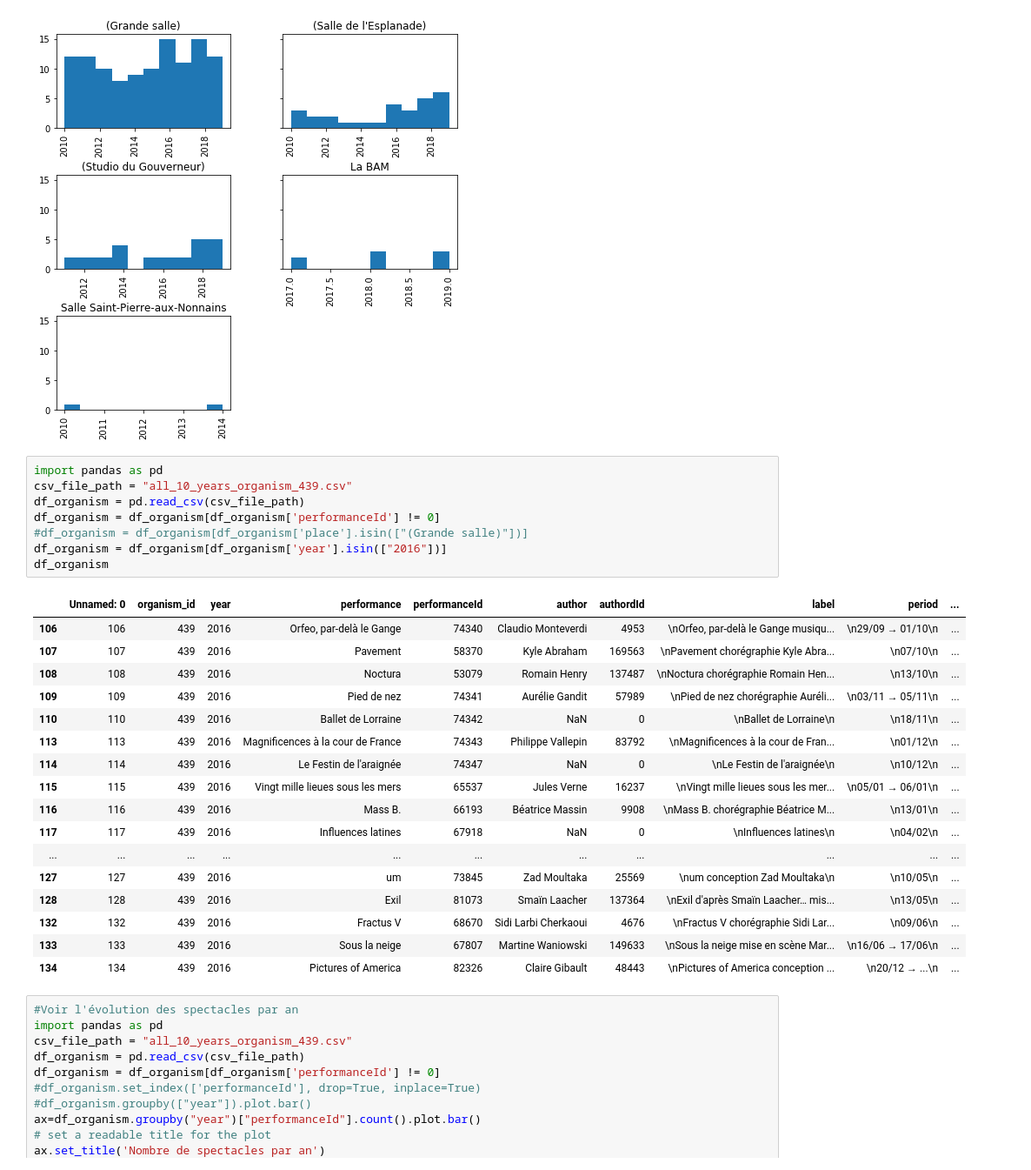
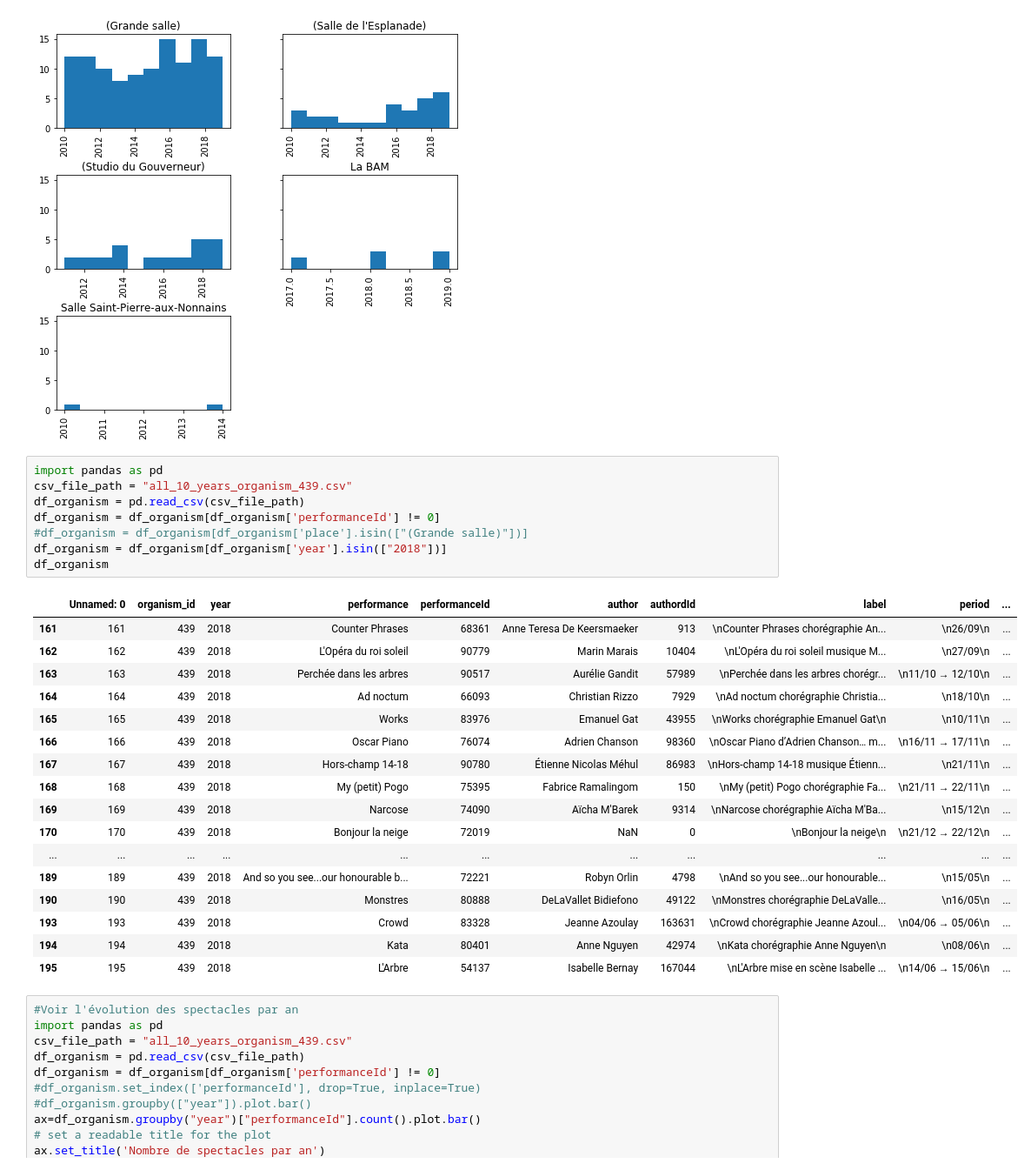
Before and after one commit to eliselavy/scrapper-notebook, a Jupyter notebook: notebooks/archives_spectacle/question_archives.ipynb, the cells around one changed output. Shown: that part at 87% size. Saved outputs shown, nothing was run; the diff lists cells and outputs as text.

```diff
--- a/notebooks/archives_spectacle/question_archives.ipynb
+++ b/notebooks/archives_spectacle/question_archives.ipynb
@@ -136,29 +137,29 @@ axes = salle_zoom_df.hist(
 # %%
 import pandas as pd
 csv_file_path = "all_10_years_organism_439.csv"
 df_organism = pd.read_csv(csv_file_path)
 df_organism = df_organism[df_organism['performanceId'] != 0]
 #df_organism = df_organism[df_organism['place'].isin(["(Grande salle)"])]
-df_organism = df_organism[df_organism['year'].isin(["2016"])]
+df_organism = df_organism[df_organism['year'].isin(["2018"])]
 df_organism
 # %% [output]
 |  | Unnamed: 0 | organism_id | year | performance | performanceId | author | authordId | label | period | ... |
-| 106 | 106 | 439 | 2016 | Orfeo, par-delà le Gange | 74340 | Claudio Monteverdi | 4953 | \nOrfeo, par-delà le Gange musiqu... | \n29/09 → 01/10\n | ... |
-| 107 | 107 | 439 | 2016 | Pavement | 58370 | Kyle Abraham | 169563 | \nPavement chorégraphie Kyle Abra... | \n07/10\n | ... |
-| 108 | 108 | 439 | 2016 | Noctura | 53079 | Romain Henry | 137487 | \nNoctura chorégraphie Romain Hen... | \n13/10\n | ... |
-| 109 | 109 | 439 | 2016 | Pied de nez | 74341 | Aurélie Gandit | 57989 | \nPied de nez chorégraphie Auréli... | \n03/11 → 05/11\n | ... |
-| 110 | 110 | 439 | 2016 | Ballet de Lorraine | 74342 | NaN | 0 | \nBallet de Lorraine\n | \n18/11\n | ... |
-| 113 | 113 | 439 | 2016 | Magnificences à la cour de France | 74343 | Philippe Vallepin | 83792 | \nMagnificences à la cour de Fran... | \n01/12\n | ... |
-| 114 | 114 | 439 | 2016 | Le Festin de l'araignée | 74347 | NaN | 0 | \nLe Festin de l'araignée\n | \n10/12\n | ... |
-| 115 | 115 | 439 | 2016 | Vingt mille lieues sous les mers | 65537 | Jules Verne | 16237 | \nVingt mille lieues sous les mer... | \n05/01 → 06/01\n | ... |
-| 116 | 116 | 439 | 2016 | Mass B. | 66193 | Béatrice Massin | 9908 | \nMass B. chorégraphie Béatrice M... | \n13/01\n | ... |
-| 117 | 117 | 439 | 2016 | Influences latines | 67918 | NaN | 0 | \nInfluences latines\n | \n04/02\n | ... |
+| 161 | 161 | 439 | 2018 | Counter Phrases | 68361 | Anne Teresa De Keersmaeker | 913 | \nCounter Phrases chorégraphie An... | \n26/09\n | ... |
+| 162 | 162 | 439 | 2018 | L'Opéra du roi soleil | 90779 | Marin Marais | 10404 | \nL'Opéra du roi soleil musique M... | \n27/09\n | ... |
+| 163 | 163 | 439 | 2018 | Perchée dans les arbres | 90517 | Aurélie Gandit | 57989 | \nPerchée dans les arbres chorégr... | \n11/10 → 12/10\n | ... |
+| 164 | 164 | 439 | 2018 | Ad noctum | 66093 | Christian Rizzo | 7929 | \nAd noctum chorégraphie Christia... | \n18/10\n | ... |
+| 165 | 165 | 439 | 2018 | Works | 83976 | Emanuel Gat | 43955 | \nWorks chorégraphie Emanuel Gat\n | \n10/11\n | ... |
+| 166 | 166 | 439 | 2018 | Oscar Piano | 76074 | Adrien Chanson | 98360 | \nOscar Piano d’Adrien Chanson… m... | \n16/11 → 17/11\n | ... |
+| 167 | 167 | 439 | 2018 | Hors-champ 14-18 | 90780 | Étienne Nicolas Méhul | 86983 | \nHors-champ 14-18 musique Étienn... | \n21/11\n | ... |
+| 168 | 168 | 439 | 2018 | My (petit) Pogo | 75395 | Fabrice Ramalingom | 150 | \nMy (petit) Pogo chorégraphie Fa... | \n21/11 → 22/11\n | ... |
+| 169 | 169 | 439 | 2018 | Narcose | 74090 | Aïcha M'Barek | 9314 | \nNarcose chorégraphie Aïcha M'Ba... | \n15/12\n | ... |
+| 170 | 170 | 439 | 2018 | Bonjour la neige | 72019 | NaN | 0 | \nBonjour la neige\n | \n21/12 → 22/12\n | ... |
 | ... | ... | ... | ... | ... | ... | ... | ... | ... | ... | ... |
-| 127 | 127 | 439 | 2016 | um | 73845 | Zad Moultaka | 25569 | \num conception Zad Moultaka\n | \n10/05\n | ... |
-| 128 | 128 | 439 | 2016 | Exil | 81073 | Smaïn Laacher | 137364 | \nExil d'après Smaïn Laacher… mis... | \n13/05\n | ... |
-| 132 | 132 | 439 | 2016 | Fractus V | 68670 | Sidi Larbi Cherkaoui | 4676 | \nFractus V chorégraphie Sidi Lar... | \n09/06\n | ... |
-| 133 | 133 | 439 | 2016 | Sous la neige | 67807 | Martine Waniowski | 149633 | \nSous la neige mise en scène Mar... | \n16/06 → 17/06\n | ... |
-| 134 | 134 | 439 | 2016 | Pictures of America | 82326 | Claire Gibault | 48443 | \nPictures of America conception ... | \n20/12 → ...\n | ... |
+| 189 | 189 | 439 | 2018 | And so you see...our honourable b... | 72221 | Robyn Orlin | 4798 | \nAnd so you see...our honourable... | \n15/05\n | ... |
+| 190 | 190 | 439 | 2018 | Monstres | 80888 | DeLaVallet Bidiefono | 49122 | \nMonstres chorégraphie DeLaValle... | \n16/05\n | ... |
+| 193 | 193 | 439 | 2018 | Crowd | 83328 | Jeanne Azoulay | 163631 | \nCrowd chorégraphie Jeanne Azoul... | \n04/06 → 05/06\n | ... |
+| 194 | 194 | 439 | 2018 | Kata | 80401 | Anne Nguyen | 42974 | \nKata chorégraphie Anne Nguyen\n | \n08/06\n | ... |
+| 195 | 195 | 439 | 2018 | L'Arbre | 54137 | Isabelle Bernay | 167044 | \nL'Arbre mise en scène Isabelle ... | \n14/06 → 15/06\n | ... |
 # %%
 #Voir l'évolution des spectacles par an
 import pandas as pd
```
Also changed, not shown: parts of 9 cells of this notebook.
